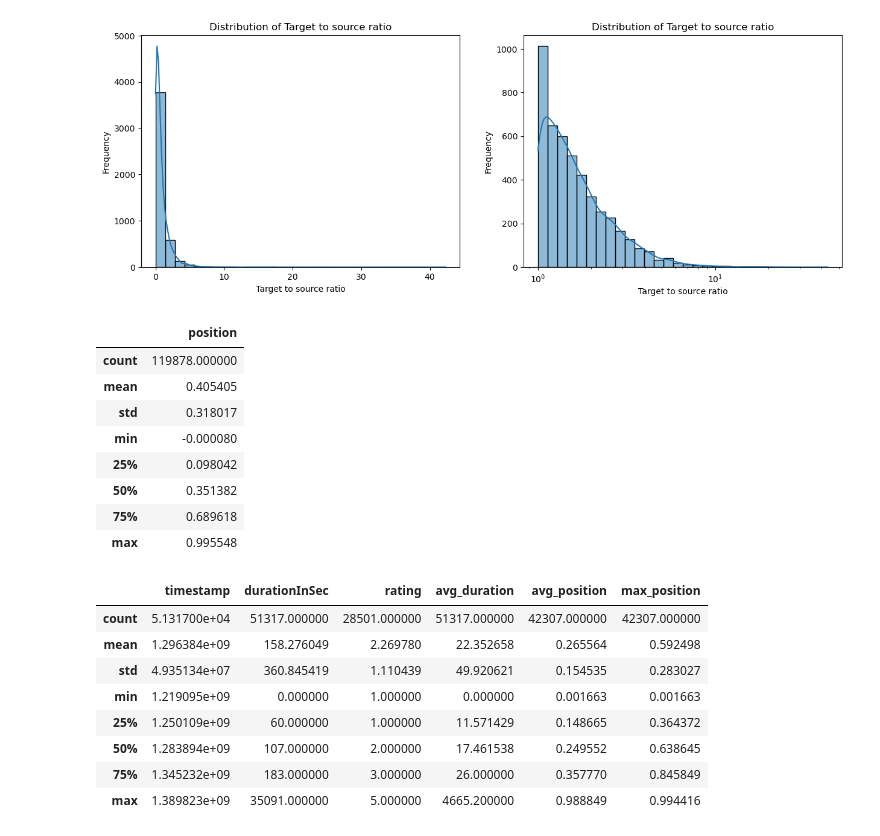
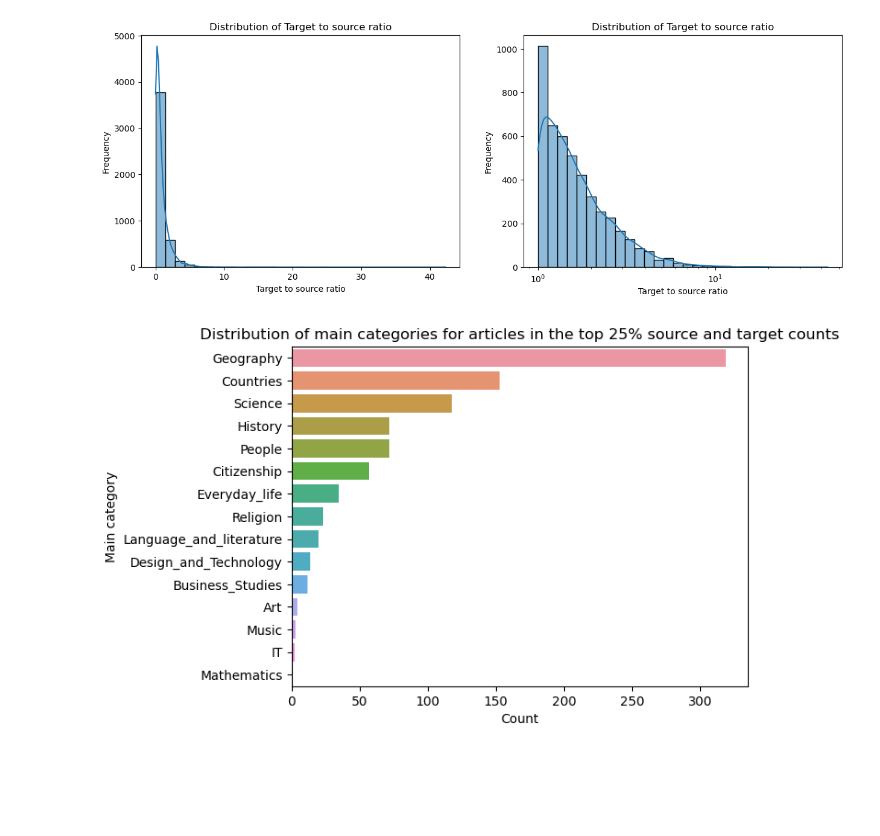
Before and after one commit to epfl-ada/ada-2023-project-epfldatadynamos, a Jupyter notebook: preliminary_analysis.ipynb, the cells around one changed output. Cells and saved outputs as stored; diff of their text form; code cells hidden in the pictures; blank space fills up the shorter version.

```diff
--- a/preliminary_analysis.ipynb
+++ b/preliminary_analysis.ipynb
@@ -391,27 +399,21 @@ ax.set_title('Distribution of Target to source ratio')
 plt.show()
 # %% [output]
 [figure]
-# %%
-link_network_pos.describe()
-# %% [output]
-|  | position |
-| count | 119878.000000 |
-| mean | 0.405405 |
-| std | 0.318017 |
-| min | -0.000080 |
-| 25% | 0.098042 |
-| 50% | 0.351382 |
-| 75% | 0.689618 |
-| max | 0.995548 |
-# %%
-finished_paths.describe()
-# %% [output]
-|  | timestamp | durationInSec | rating | avg_duration | avg_position | max_position |
-| count | 5.131700e+04 | 51317.000000 | 28501.000000 | 51317.000000 | 42307.000000 | 42307.000000 |
-| mean | 1.296384e+09 | 158.276049 | 2.269780 | 22.352658 | 0.265564 | 0.592498 |
-| std | 4.935134e+07 | 360.845419 | 1.110439 | 49.920621 | 0.154535 | 0.283027 |
-| min | 1.219095e+09 | 0.000000 | 1.000000 | 0.000000 | 0.001663 | 0.001663 |
-| 25% | 1.250109e+09 | 60.000000 | 1.000000 | 11.571429 | 0.148665 | 0.364372 |
-| 50% | 1.283894e+09 | 107.000000 | 2.000000 | 17.461538 | 0.249552 | 0.638645 |
-| 75% | 1.345232e+09 | 183.000000 | 3.000000 | 26.000000 | 0.357770 | 0.845849 |
-| max | 1.389823e+09 | 35091.000000 | 5.000000 | 4665.200000 | 0.988849 | 0.994416 |
+# %%
+source_25th_percentile = link_counts['source_count'].quantile(0.75)
+target_25th_percentile = link_counts['target_count'].quantile(0.75)
+
+hubs = link_counts[
+    (link_counts['source_count'] >= source_25th_percentile) &
+    (link_counts['target_count'] >= target_25th_percentile)
+]
+# %%
+hubs_categories = pd.merge(hubs, categories, on='article')
+# %%
+sns.countplot(data=hubs_categories, y='main_category', order=hubs_categories['main_category'].value_counts().index)
+plt.xlabel('Count')
+plt.ylabel('Main category')
+plt.title('Distribution of main categories for articles in the top 25% source and target counts')
+plt.show()
+# %% [output]
+[figure, added]
```
Also changed, not shown: parts of 35 cells of this notebook, 1 other file.
